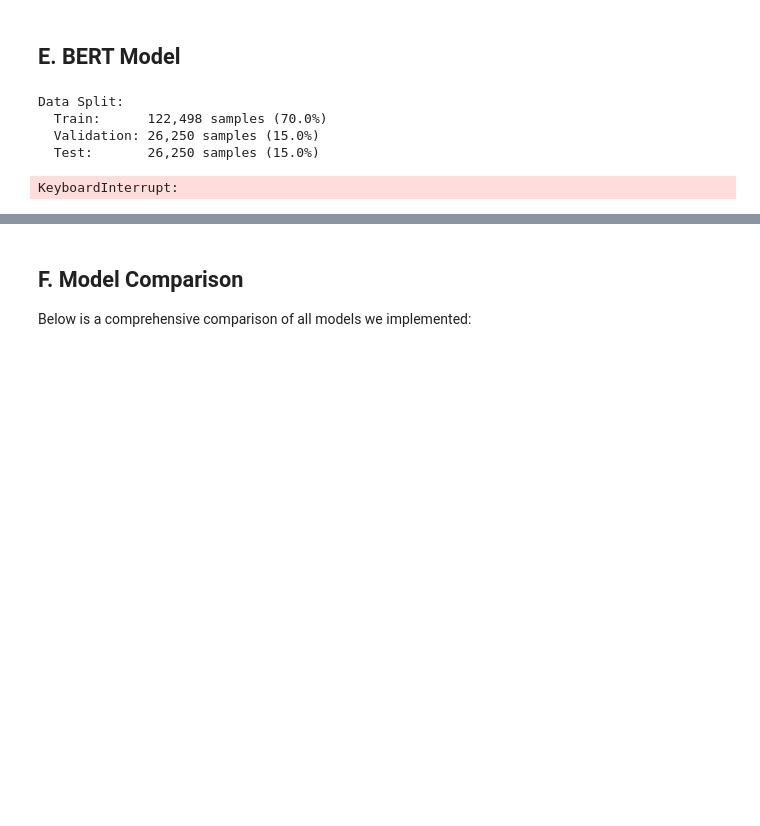
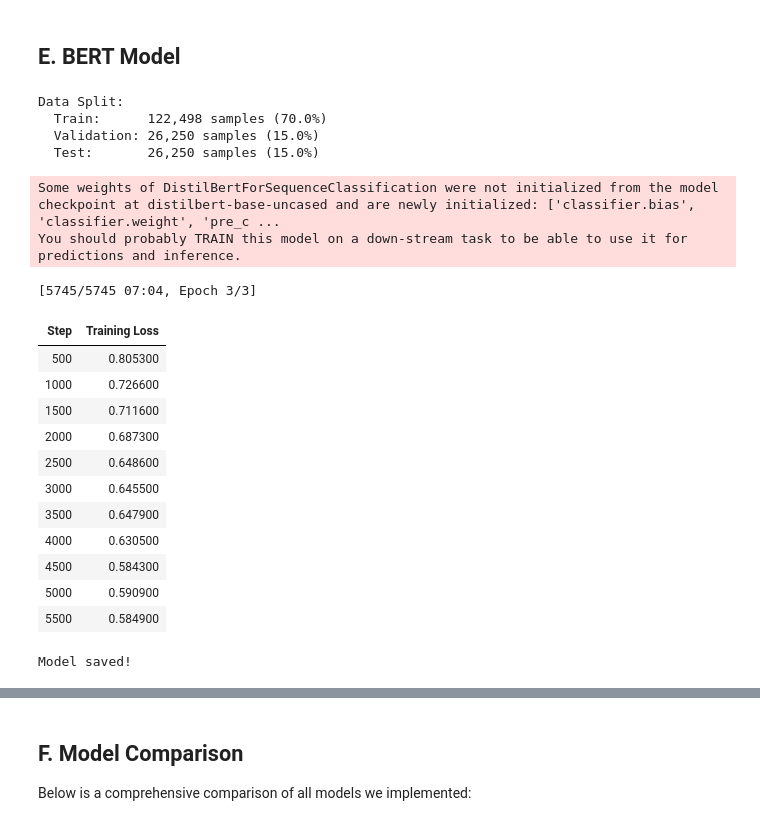
Before and after one commit to JaeHyun-Cha-00/CSE158-Assignment2, a Jupyter notebook: Assignment2.ipynb, the cells around one changed output, grey strips where cells are left out. Cells and saved outputs as stored; diff of their text form; code cells hidden in the pictures; blank space fills up the shorter version.

Commit message:
update bert model

```diff
--- a/Assignment2.ipynb
+++ b/Assignment2.ipynb
@@ -983,37 +985,52 @@ training_args = TrainingArguments(
     output_dir="./bert_output",
     per_device_train_batch_size=64,
     per_device_eval_batch_size=64,
-    num_train_epochs=1,
+    num_train_epochs=3,
     learning_rate=3e-5,
     weight_decay=0.01,
     fp16=True
 )
 
 # the loss is cross entropy
 # Trainer
 trainer = Trainer(
     model=model,
     args=training_args,
     train_dataset=train_dataset,
     eval_dataset=val_dataset,
     data_collator=default_data_collator,
 )
 trainer.train()
 
 # ============================================================================
 # Final Model Evaluation
 # ============================================================================
 
 # save model so I don't have to train again
 model.save_pretrained("./bert_rating_model")
 tokenizer.save_pretrained("./bert_rating_model")
 print("Model saved!")
 # %% [output]
 Data Split:
   Train:      122,498 samples (70.0%)
   Validation: 26,250 samples (15.0%)
   Test:       26,250 samples (15.0%)
-KeyboardInterrupt:
+Some weights of DistilBertForSequenceClassification were not initialized from the model checkpoint at distilbert-base-uncased and are newly initialized: ['classifier.bias', 'classifier.weight', 'pre_c ...
+You should probably TRAIN this model on a down-stream task to be able to use it for predictions and inference.
+[5745/5745 07:04, Epoch 3/3]
+| Step | Training Loss |
+| 500 | 0.805300 |
+| 1000 | 0.726600 |
+| 1500 | 0.711600 |
+| 2000 | 0.687300 |
+| 2500 | 0.648600 |
+| 3000 | 0.645500 |
+| 3500 | 0.647900 |
+| 4000 | 0.630500 |
+| 4500 | 0.584300 |
+| 5000 | 0.590900 |
+| 5500 | 0.584900 |
+Model saved!
 # %%
 # ============================================================================
 # Final Model Evaluation/Part not repeat computation
```
Also changed, not shown: parts of 7 cells of this notebook.
